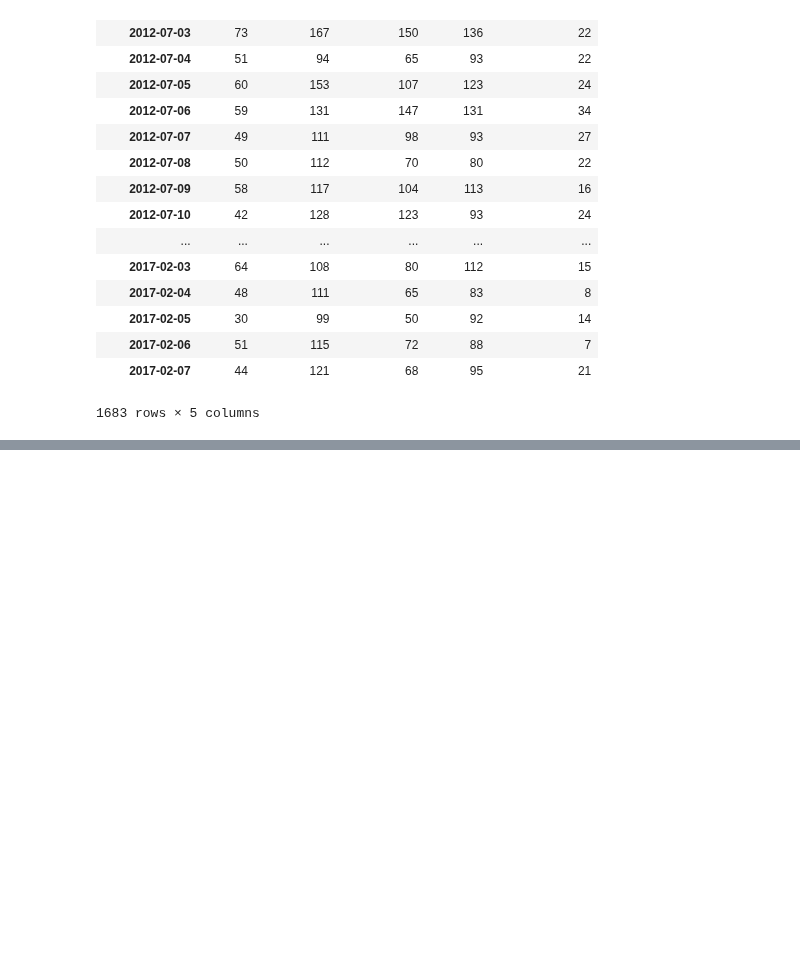
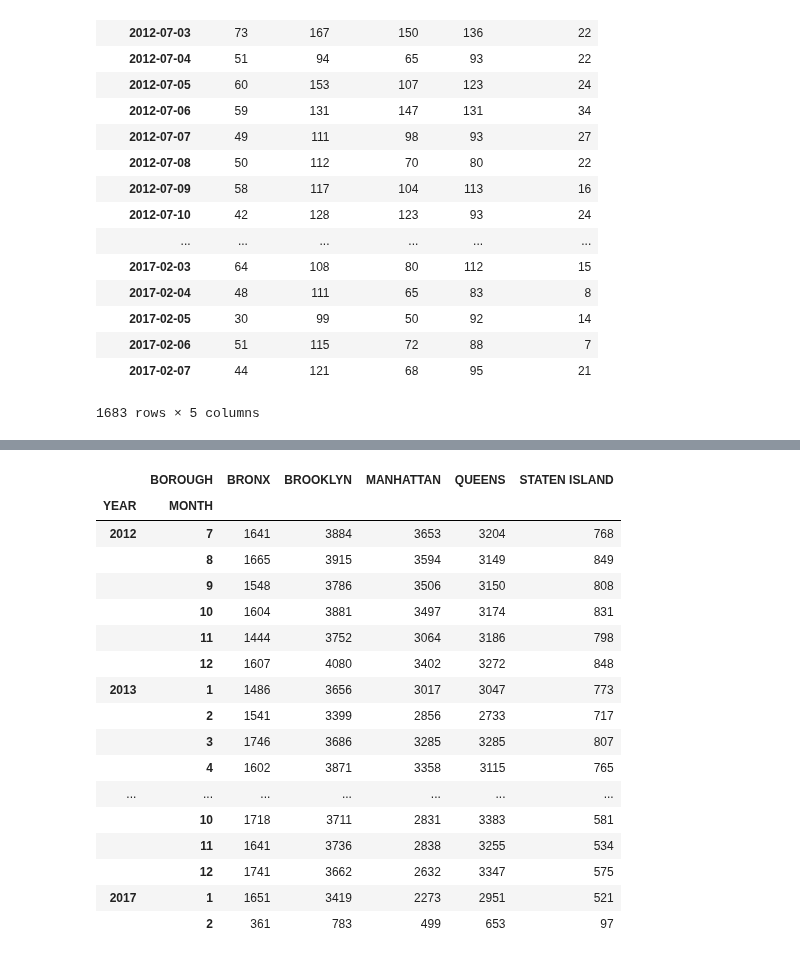
Before and after one commit to JasonSanchez/dangerous-intersections, a Jupyter notebook: accidents/Prep HighCharts Data.ipynb, the cells around one changed output, grey strips where cells are left out. Drawn from its saved outputs; the diff is of its cells as text; code cells hidden in the pictures; blank space fills up the shorter version.

Commit message:
Move some files around for better organization. Also, updates Prep HighCharts Data notebook to generate different aggregations of data for additional time series graphs.

```diff
--- a/accidents/Prep HighCharts Data.ipynb
+++ b/accidents/Prep HighCharts Data.ipynb
@@ -10,6 +10,8 @@ accident_data = pd.read_csv('../../NYPD_Motor_Vehicle_Collisions.csv')
 # Convert date column to datetime format so that we can sort properly.
 accident_data['PARSED_DATE'] = pd.to_datetime(accident_data['DATE'])
 accident_data = accident_data.sort_values(by=['PARSED_DATE'])
+accident_data['YEAR'] = accident_data['PARSED_DATE'].dt.year
+accident_data['MONTH'] = accident_data['PARSED_DATE'].dt.month
 # %%
 # Aggregate by borough for each date and then unstack to reflatten it back out so each
 # borough is a column.
@@ -41,0 +62,25 @@ timeseries_data.to_csv('./data/accident_timeseries_data.csv')
+# %%
+# Aggregate by borough for each year/month and then unstack to reflatten it back out so each
+# borough is a column.
+timeseries_monthly_data = accident_data.groupby(['YEAR', 'MONTH', 'BOROUGH']).size().unstack(level=-1)
+# %%
+timeseries_monthly_data
+# %% [output]
+|  | BOROUGH | BRONX | BROOKLYN | MANHATTAN | QUEENS | STATEN ISLAND |
+| YEAR | MONTH |  |  |  |  |  |
+| 2012 | 7 | 1641 | 3884 | 3653 | 3204 | 768 |
+|  | 8 | 1665 | 3915 | 3594 | 3149 | 849 |
+|  | 9 | 1548 | 3786 | 3506 | 3150 | 808 |
+|  | 10 | 1604 | 3881 | 3497 | 3174 | 831 |
+|  | 11 | 1444 | 3752 | 3064 | 3186 | 798 |
+|  | 12 | 1607 | 4080 | 3402 | 3272 | 848 |
+| 2013 | 1 | 1486 | 3656 | 3017 | 3047 | 773 |
+|  | 2 | 1541 | 3399 | 2856 | 2733 | 717 |
+|  | 3 | 1746 | 3686 | 3285 | 3285 | 807 |
+|  | 4 | 1602 | 3871 | 3358 | 3115 | 765 |
+| ... | ... | ... | ... | ... | ... | ... |
+|  | 10 | 1718 | 3711 | 2831 | 3383 | 581 |
+|  | 11 | 1641 | 3736 | 2838 | 3255 | 534 |
+|  | 12 | 1741 | 3662 | 2632 | 3347 | 575 |
+| 2017 | 1 | 1651 | 3419 | 2273 | 2951 | 521 |
+|  | 2 | 361 | 783 | 499 | 653 | 97 |
```
Also changed, not shown: parts of 5 cells of this notebook, 8 other files.
